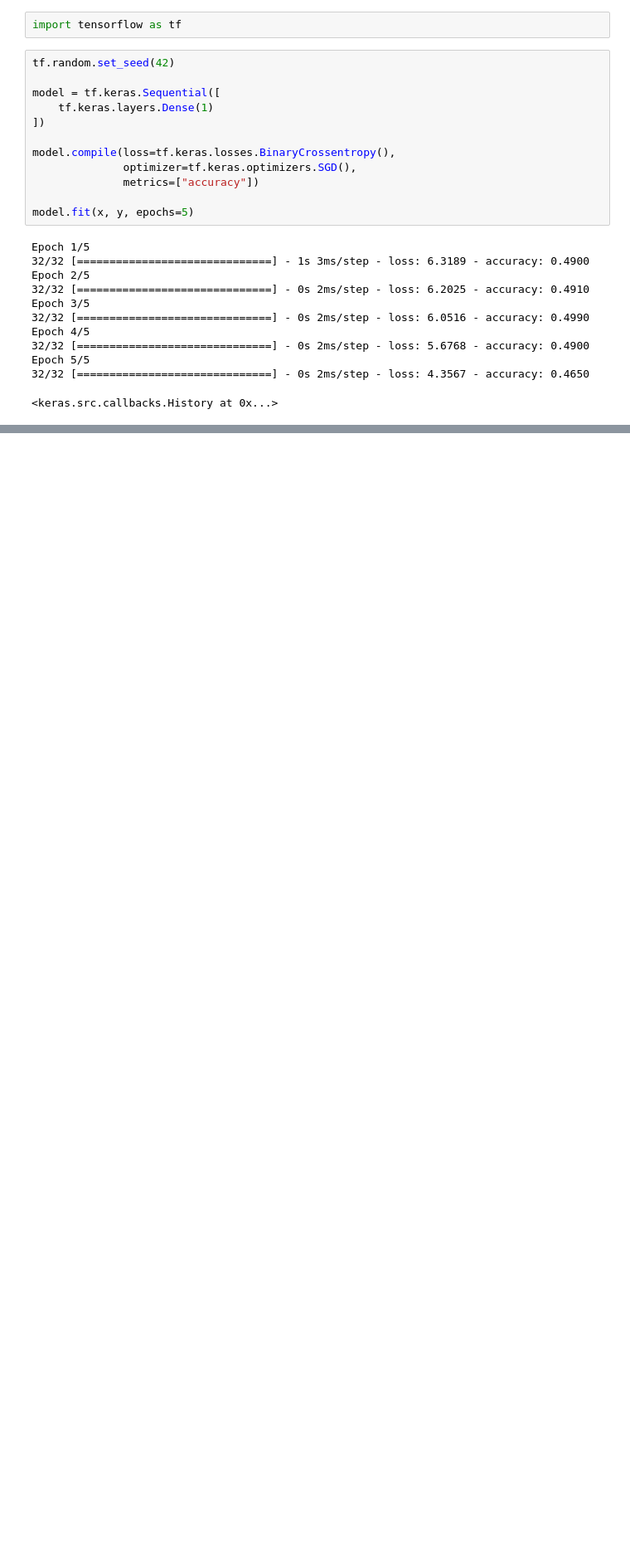
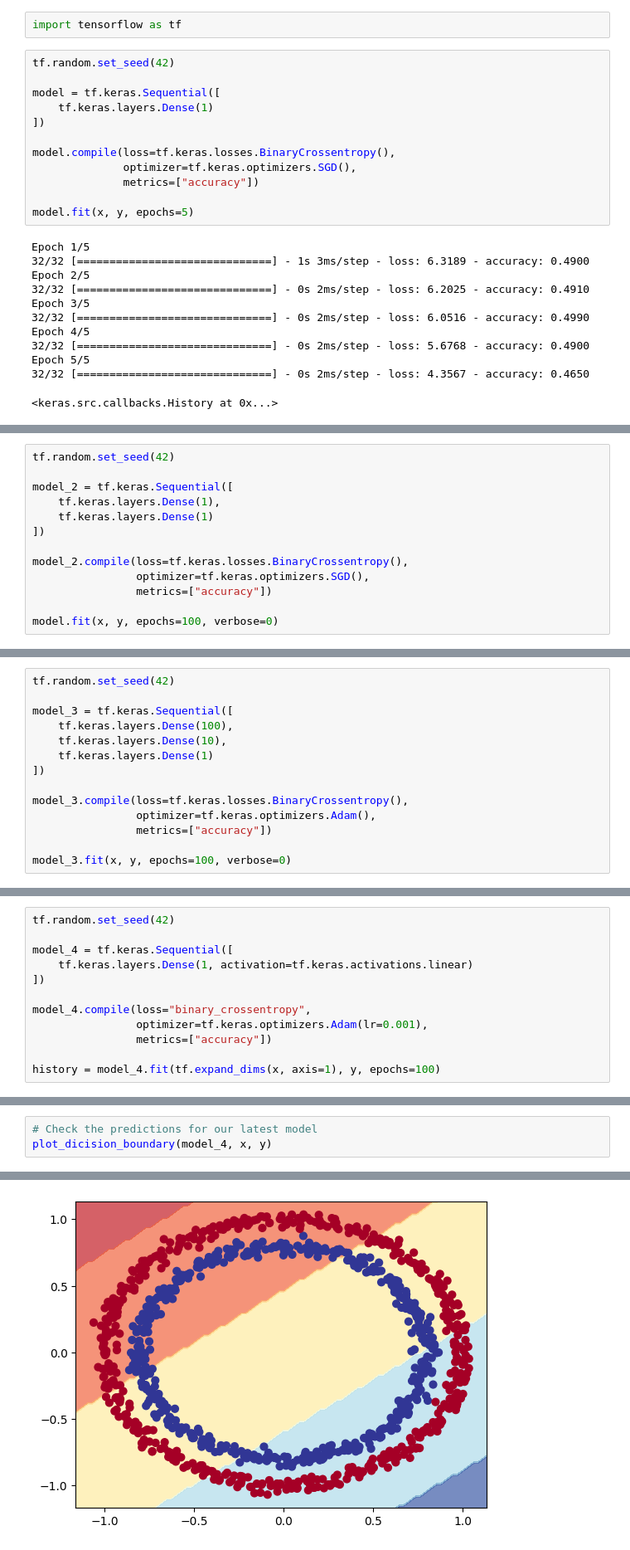
Before and after one commit to Nuthan03/NN_Classification, a Jupyter notebook: NN_classification_with_tensorflow.ipynb, the cells around one changed output, grey strips where cells are left out. Shown at 83% size. Drawn from its saved outputs; the diff is of its cells as text; blank space fills up the shorter version.

```diff
--- a/NN_classification_with_tensorflow.ipynb
+++ b/NN_classification_with_tensorflow.ipynb
@@ -117,0 +124,13 @@ Epoch 5/5
+# %%
+tf.random.set_seed(42)
+
+model_2 = tf.keras.Sequential([
+    tf.keras.layers.Dense(1),
+    tf.keras.layers.Dense(1)
+])
+
+model_2.compile(loss=tf.keras.losses.BinaryCrossentropy(),
+                optimizer=tf.keras.optimizers.SGD(),
+                metrics=["accuracy"])
+
+model.fit(x, y, epochs=100, verbose=0)
@@ -117,0 +146,14 @@ Epoch 5/5
+# %%
+tf.random.set_seed(42)
+
+model_3 = tf.keras.Sequential([
+    tf.keras.layers.Dense(100),
+    tf.keras.layers.Dense(10),
+    tf.keras.layers.Dense(1)
+])
+
+model_3.compile(loss=tf.keras.losses.BinaryCrossentropy(),
+                optimizer=tf.keras.optimizers.Adam(),
+                metrics=["accuracy"])
+
+model_3.fit(x, y, epochs=100, verbose=0)
@@ -117,0 +277,12 @@ Epoch 5/5
+# %%
+tf.random.set_seed(42)
+
+model_4 = tf.keras.Sequential([
+    tf.keras.layers.Dense(1, activation=tf.keras.activations.linear)
+])
+
+model_4.compile(loss="binary_crossentropy",
+                optimizer=tf.keras.optimizers.Adam(lr=0.001),
+                metrics=["accuracy"])
+
+history = model_4.fit(tf.expand_dims(x, axis=1), y, epochs=100)
@@ -117,0 +313,4 @@ Epoch 5/5
+# %%
+# Check the predictions for our latest model
+plot_dicision_boundary(model_4, x, y)
+# %% [output]
@@ -117,0 +319 @@ Epoch 5/5
+[figure, added]
```
Also changed, not shown: parts of 23 cells of this notebook.
